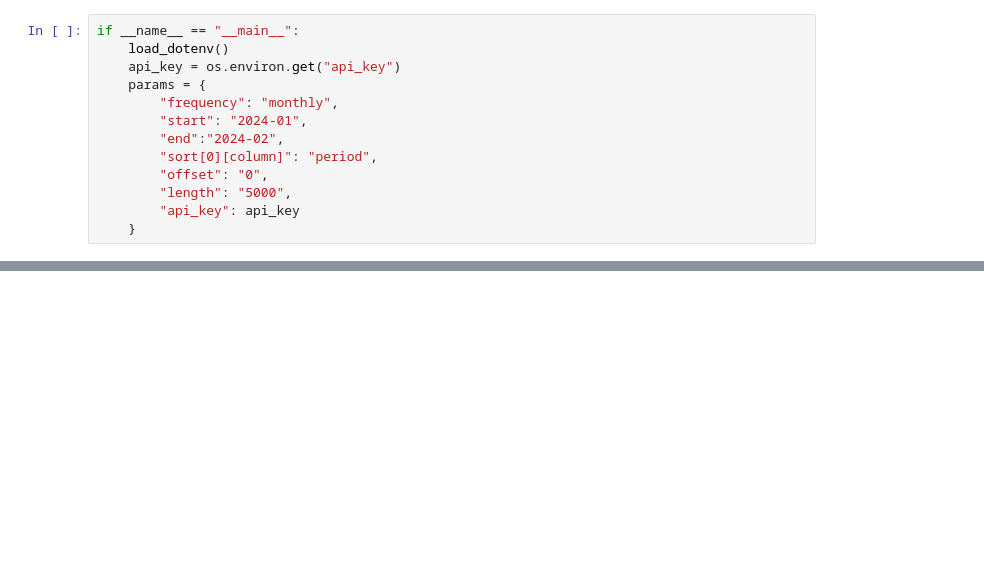
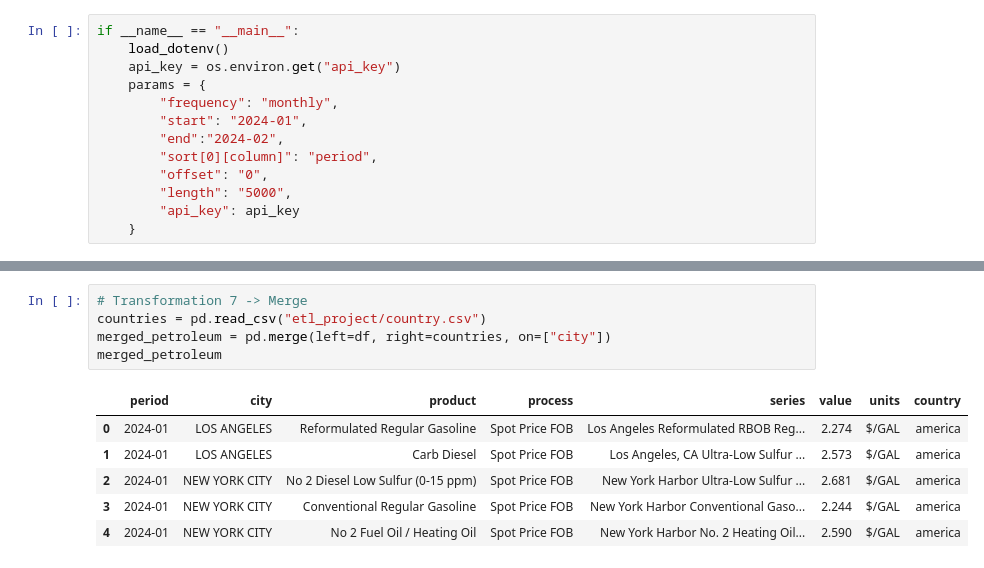
Before and after one commit to jakeshivers/DEC-project-1, a Jupyter notebook: petroleum.ipynb, the cells around one changed output, grey strips where cells are left out. Drawn from its saved outputs; the diff is of its cells as text; blank space fills up the shorter version.

```diff
--- a/petroleum.ipynb
+++ b/petroleum.ipynb
@@ -46,0 +158,12 @@ postgres_clinet = PostgresQL
+# %%
+# Transformation 7 -> Merge
+countries = pd.read_csv("etl_project/country.csv")
+merged_petroleum = pd.merge(left=df, right=countries, on=["city"])
+merged_petroleum
+# %% [output]
+|  | period | city | product | process | series | value | units | country |
+| 0 | 2024-01 | LOS ANGELES | Reformulated Regular Gasoline | Spot Price FOB | Los Angeles Reformulated RBOB Reg... | 2.274 | $/GAL | america |
+| 1 | 2024-01 | LOS ANGELES | Carb Diesel | Spot Price FOB | Los Angeles, CA Ultra-Low Sulfur ... | 2.573 | $/GAL | america |
+| 2 | 2024-01 | NEW YORK CITY | No 2 Diesel Low Sulfur (0-15 ppm) | Spot Price FOB | New York Harbor Ultra-Low Sulfur ... | 2.681 | $/GAL | america |
+| 3 | 2024-01 | NEW YORK CITY | Conventional Regular Gasoline | Spot Price FOB | New York Harbor Conventional Gaso... | 2.244 | $/GAL | america |
+| 4 | 2024-01 | NEW YORK CITY | No 2 Fuel Oil / Heating Oil | Spot Price FOB | New York Harbor No. 2 Heating Oil... | 2.590 | $/GAL | america |
```
Also changed, not shown: parts of 10 cells of this notebook.
